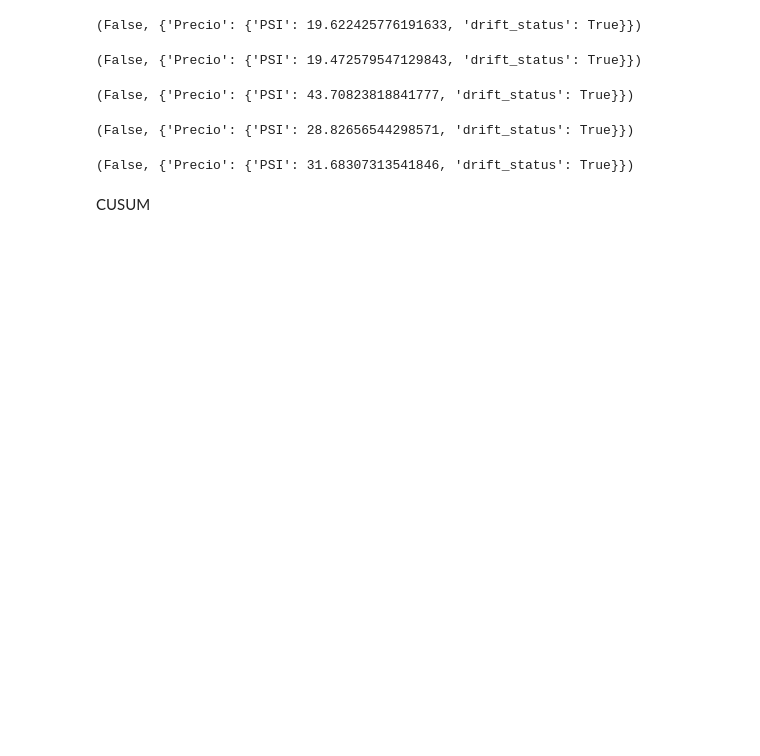
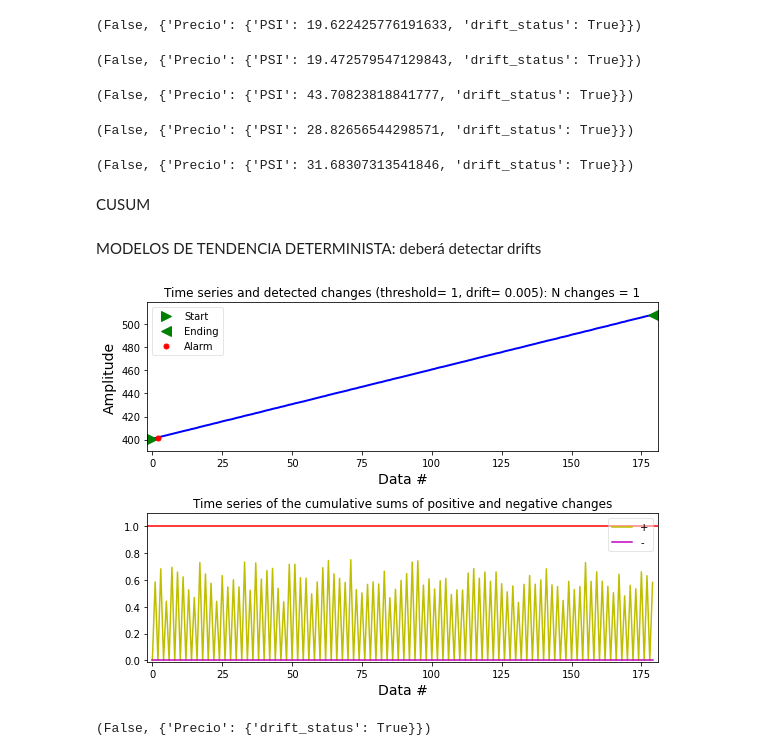
Before and after one commit to davidraamirez/drift-detection_data-augmentation, a Jupyter notebook: validacion/VAL_MODELOS.ipynb, the cells around one changed output. Drawn from its saved outputs; the diff is of its cells as text; code cells hidden in the pictures; blank space fills up the shorter version.

Commit message:
Inicio validación cusum

```diff
--- a/validacion/VAL_MODELOS.ipynb
+++ b/validacion/VAL_MODELOS.ipynb
@@ -1172,3 +1172,14 @@ detect_dataset_drift_psi(df59[:144],df59[144:],threshold_psi,num_bins_psi)
 (False, {'Precio': {'PSI': 31.68307313541846, 'drift_status': True}})
 # %% [markdown]
 CUSUM
+# %%
+threshold_cusum=1
+# %%
+drift_cusum=0.005
+# %% [markdown]
+MODELOS DE TENDENCIA DETERMINISTA: deberá detectar drifts
+# %%
+detect_dataset_drift_cusum(df1,threshold_cusum,drift_cusum)
+# %% [output]
+[figure, added]
+(False, {'Precio': {'drift_status': True}})
```
Also changed, not shown: parts of 5 cells of this notebook.
